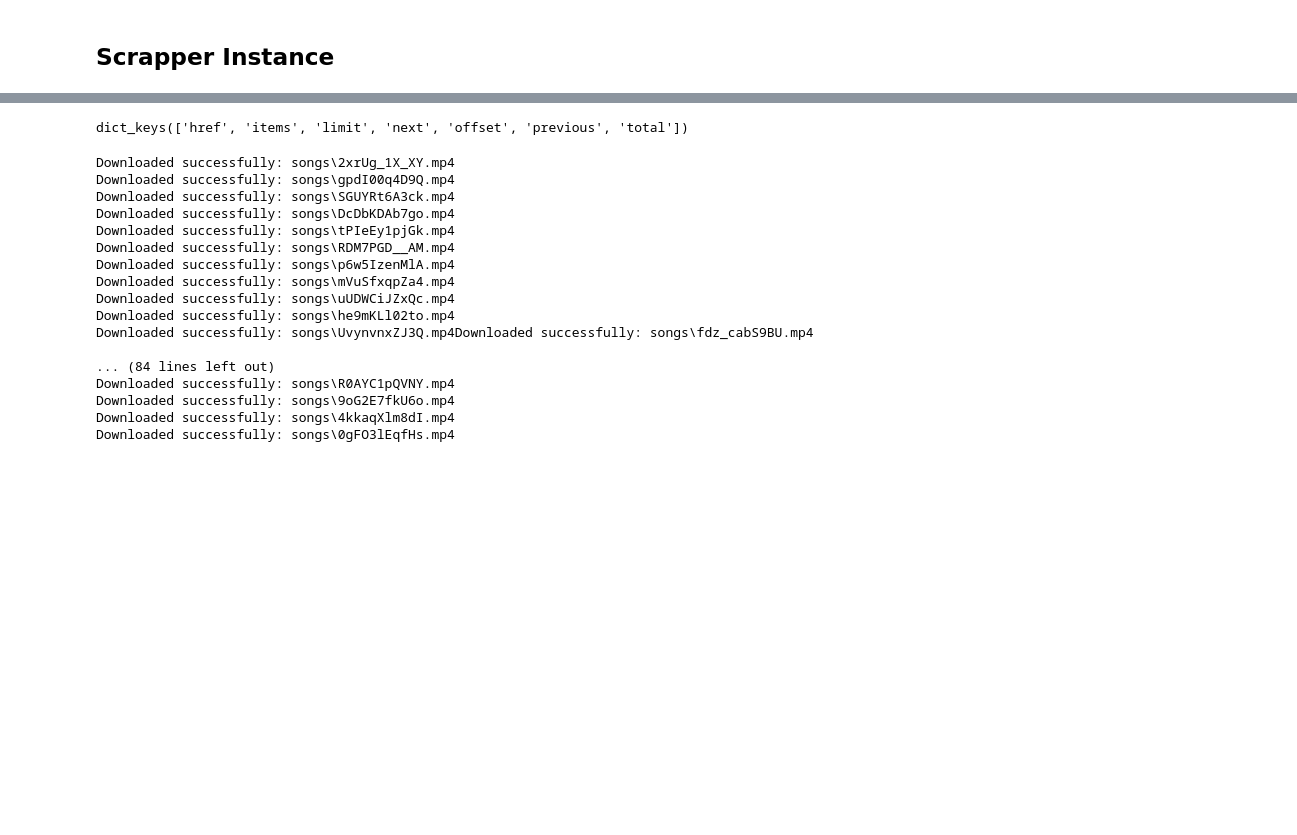
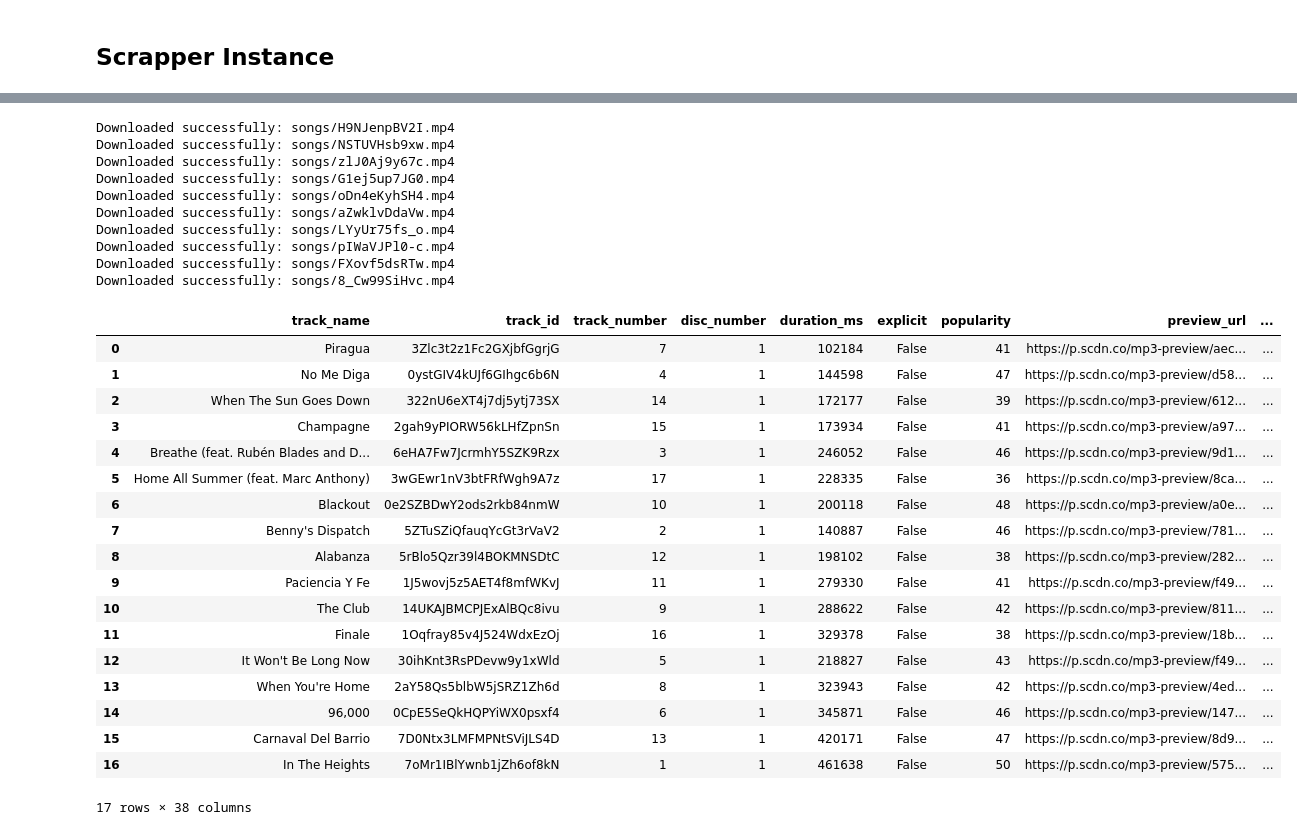
Before and after one commit to Ishan130803/Song-Recommendation-Engine, a Jupyter notebook: Data_Scraper.ipynb, the cells around one changed output, grey strips where cells are left out. Saved outputs shown, nothing was run; the diff lists cells and outputs as text; code cells hidden in the pictures; blank space fills up the shorter version.

Commit message:
Kaggle Notebook | Spotify Data Scraper | Version 1

```diff
--- a/Data_Scraper.ipynb
+++ b/Data_Scraper.ipynb
@@ -369,4 +460,0 @@ for item in playlist_items['items']:
-# %%
-playlist_items.keys()
-# %% [output]
-dict_keys(['href', 'items', 'limit', 'next', 'offset', 'previous', 'total'])
@@ -411,21 +465,36 @@ track_ids_list = ['7MJQ9Nfxzh8LPZ9e9u68Fq',
 # %%
-track_data = scrapper.get_several_track_data(playlist_track_ids,parallelization=1)
+track_data = scrapper.get_several_track_data(tracks_ids[:10],parallelization=1)
 # %% [output]
-Downloaded successfully: songs\2xrUg_1X_XY.mp4
-Downloaded successfully: songs\gpdI00q4D9Q.mp4
-Downloaded successfully: songs\SGUYRt6A3ck.mp4
-Downloaded successfully: songs\DcDbKDAb7go.mp4
-Downloaded successfully: songs\tPIeEy1pjGk.mp4
-Downloaded successfully: songs\RDM7PGD__AM.mp4
-Downloaded successfully: songs\p6w5IzenMlA.mp4
-Downloaded successfully: songs\mVuSfxqpZa4.mp4
-Downloaded successfully: songs\uUDWCiJZxQc.mp4
-Downloaded successfully: songs\he9mKLl02to.mp4
-Downloaded successfully: songs\UvynvnxZJ3Q.mp4Downloaded successfully: songs\fdz_cabS9BU.mp4
-
-... (84 lines left out)
-Downloaded successfully: songs\R0AYC1pQVNY.mp4
-Downloaded successfully: songs\9oG2E7fkU6o.mp4
-Downloaded successfully: songs\4kkaqXlm8dI.mp4
-Downloaded successfully: songs\0gFO3lEqfHs.mp4
+Downloaded successfully: songs/H9NJenpBV2I.mp4
+Downloaded successfully: songs/NSTUVHsb9xw.mp4
+Downloaded successfully: songs/zlJ0Aj9y67c.mp4
+Downloaded successfully: songs/G1ej5up7JG0.mp4
+Downloaded successfully: songs/oDn4eKyhSH4.mp4
+Downloaded successfully: songs/aZwklvDdaVw.mp4
+Downloaded successfully: songs/LYyUr75fs_o.mp4
+Downloaded successfully: songs/pIWaVJPl0-c.mp4
+Downloaded successfully: songs/FXovf5dsRTw.mp4
+Downloaded successfully: songs/8_Cw99SiHvc.mp4
+# %%
+track_data_df
+# %% [output]
+|  | track_name | track_id | track_number | disc_number | duration_ms | explicit | popularity | preview_url | ... |
+| 0 | Piragua | 3Zlc3t2z1Fc2GXjbfGgrjG | 7 | 1 | 102184 | False | 41 | https://p.scdn.co/mp3-preview/aec... | ... |
+| 1 | No Me Diga | 0ystGIV4kUJf6GIhgc6b6N | 4 | 1 | 144598 | False | 47 | https://p.scdn.co/mp3-preview/d58... | ... |
+| 2 | When The Sun Goes Down | 322nU6eXT4j7dj5ytj73SX | 14 | 1 | 172177 | False | 39 | https://p.scdn.co/mp3-preview/612... | ... |
+| 3 | Champagne | 2gah9yPIORW56kLHfZpnSn | 15 | 1 | 173934 | False | 41 | https://p.scdn.co/mp3-preview/a97... | ... |
+| 4 | Breathe (feat. Rubén Blades and D... | 6eHA7Fw7JcrmhY5SZK9Rzx | 3 | 1 | 246052 | False | 46 | https://p.scdn.co/mp3-preview/9d1... | ... |
+| 5 | Home All Summer (feat. Marc Anthony) | 3wGEwr1nV3btFRfWgh9A7z | 17 | 1 | 228335 | False | 36 | https://p.scdn.co/mp3-preview/8ca... | ... |
+| 6 | Blackout | 0e2SZBDwY2ods2rkb84nmW | 10 | 1 | 200118 | False | 48 | https://p.scdn.co/mp3-preview/a0e... | ... |
+| 7 | Benny's Dispatch | 5ZTuSZiQfauqYcGt3rVaV2 | 2 | 1 | 140887 | False | 46 | https://p.scdn.co/mp3-preview/781... | ... |
+| 8 | Alabanza | 5rBlo5Qzr39l4BOKMNSDtC | 12 | 1 | 198102 | False | 38 | https://p.scdn.co/mp3-preview/282... | ... |
+| 9 | Paciencia Y Fe | 1J5wovj5z5AET4f8mfWKvJ | 11 | 1 | 279330 | False | 41 | https://p.scdn.co/mp3-preview/f49... | ... |
+| 10 | The Club | 14UKAJBMCPJExAlBQc8ivu | 9 | 1 | 288622 | False | 42 | https://p.scdn.co/mp3-preview/811... | ... |
+| 11 | Finale | 1Oqfray85v4J524WdxEzOj | 16 | 1 | 329378 | False | 38 | https://p.scdn.co/mp3-preview/18b... | ... |
+| 12 | It Won't Be Long Now | 30ihKnt3RsPDevw9y1xWld | 5 | 1 | 218827 | False | 43 | https://p.scdn.co/mp3-preview/f49... | ... |
+| 13 | When You're Home | 2aY58Qs5blbW5jSRZ1Zh6d | 8 | 1 | 323943 | False | 42 | https://p.scdn.co/mp3-preview/4ed... | ... |
+| 14 | 96,000 | 0CpE5SeQkHQPYiWX0psxf4 | 6 | 1 | 345871 | False | 46 | https://p.scdn.co/mp3-preview/147... | ... |
+| 15 | Carnaval Del Barrio | 7D0Ntx3LMFMPNtSViJLS4D | 13 | 1 | 420171 | False | 47 | https://p.scdn.co/mp3-preview/8d9... | ... |
+| 16 | In The Heights | 7oMr1IBlYwnb1jZh6of8kN | 1 | 1 | 461638 | False | 50 | https://p.scdn.co/mp3-preview/575... | ... |
+17 rows × 38 columns
 # %%
```
Also changed, not shown: parts of 28 cells of this notebook.
